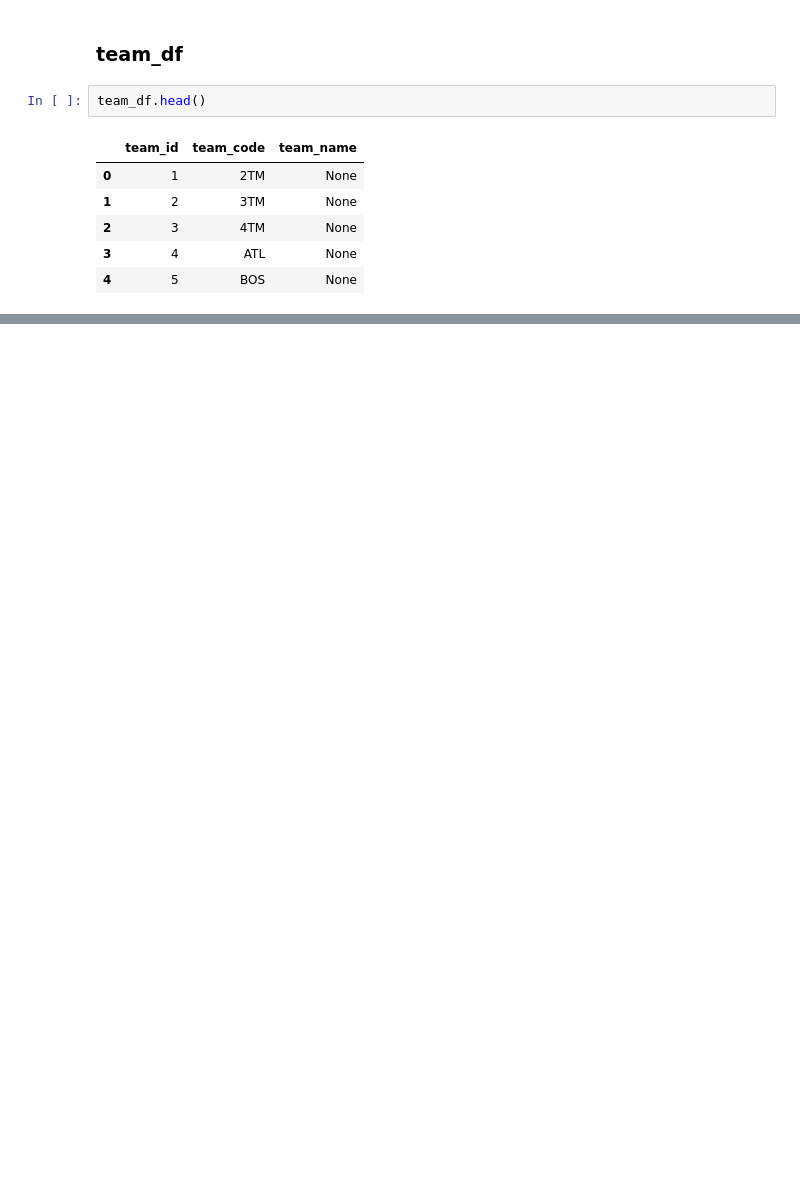
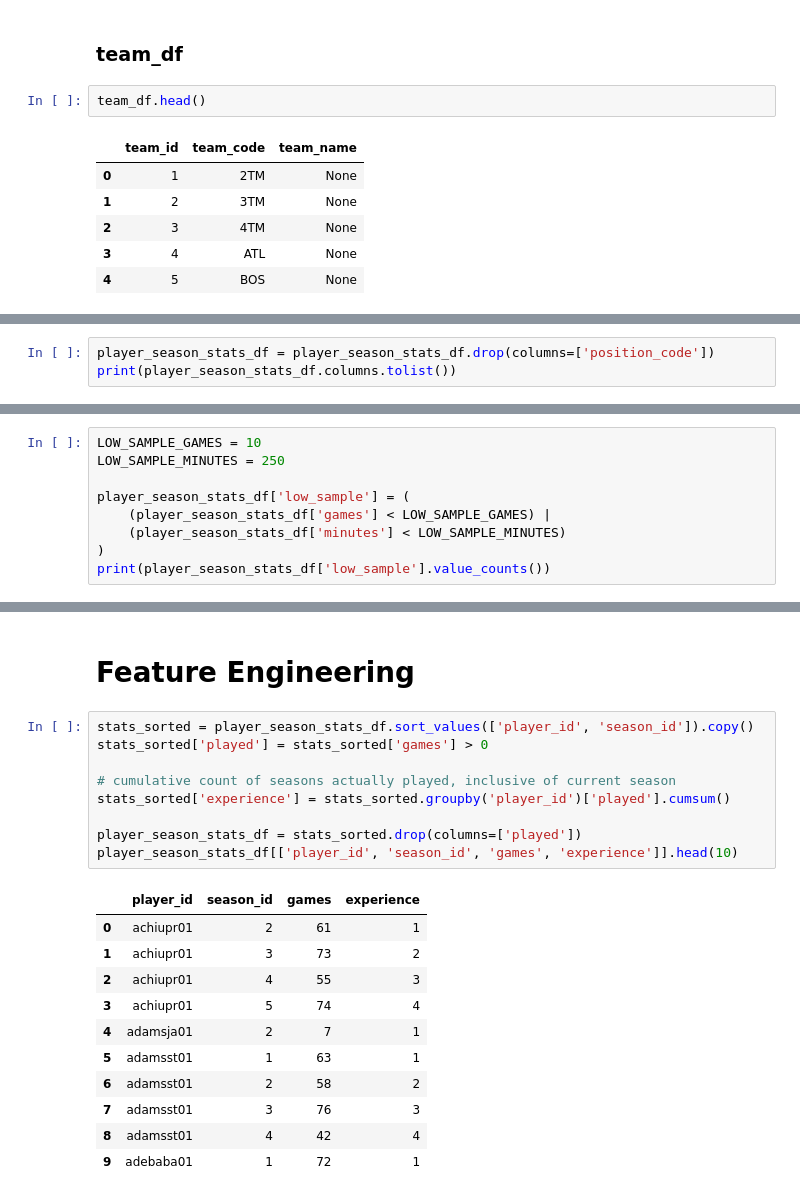
Before and after one commit to pxsa/NBA-Analysis, a Jupyter notebook: preprocessing/preprocessing.ipynb, the cells around one changed output, grey strips where cells are left out. Cells and saved outputs as stored; diff of their text form; blank space fills up the shorter version.

```diff
--- a/preprocessing/preprocessing.ipynb
+++ b/preprocessing/preprocessing.ipynb
@@ -193,0 +536,3 @@ team_df.head()
+# %%
+player_season_stats_df = player_season_stats_df.drop(columns=['position_code'])
+print(player_season_stats_df.columns.tolist())
@@ -193,0 +543,9 @@ team_df.head()
+# %%
+LOW_SAMPLE_GAMES = 10
+LOW_SAMPLE_MINUTES = 250
+
+player_season_stats_df['low_sample'] = (
+    (player_season_stats_df['games'] < LOW_SAMPLE_GAMES) |
+    (player_season_stats_df['minutes'] < LOW_SAMPLE_MINUTES)
+)
+print(player_season_stats_df['low_sample'].value_counts())
@@ -193,0 +572,23 @@ team_df.head()
+# %% [markdown]
+# Feature Engineering
+# %%
+stats_sorted = player_season_stats_df.sort_values(['player_id', 'season_id']).copy()
+stats_sorted['played'] = stats_sorted['games'] > 0
+
+# cumulative count of seasons actually played, inclusive of current season
+stats_sorted['experience'] = stats_sorted.groupby('player_id')['played'].cumsum()
+
+player_season_stats_df = stats_sorted.drop(columns=['played'])
+player_season_stats_df[['player_id', 'season_id', 'games', 'experience']].head(10)
+# %% [output]
+|  | player_id | season_id | games | experience |
+| 0 | achiupr01 | 2 | 61 | 1 |
+| 1 | achiupr01 | 3 | 73 | 2 |
+| 2 | achiupr01 | 4 | 55 | 3 |
+| 3 | achiupr01 | 5 | 74 | 4 |
+| 4 | adamsja01 | 2 | 7 | 1 |
+| 5 | adamsst01 | 1 | 63 | 1 |
+| 6 | adamsst01 | 2 | 58 | 2 |
+| 7 | adamsst01 | 3 | 76 | 3 |
+| 8 | adamsst01 | 4 | 42 | 4 |
+| 9 | adebaba01 | 1 | 72 | 1 |
```
Also changed, not shown: parts of 47 cells of this notebook, 1 other file.
